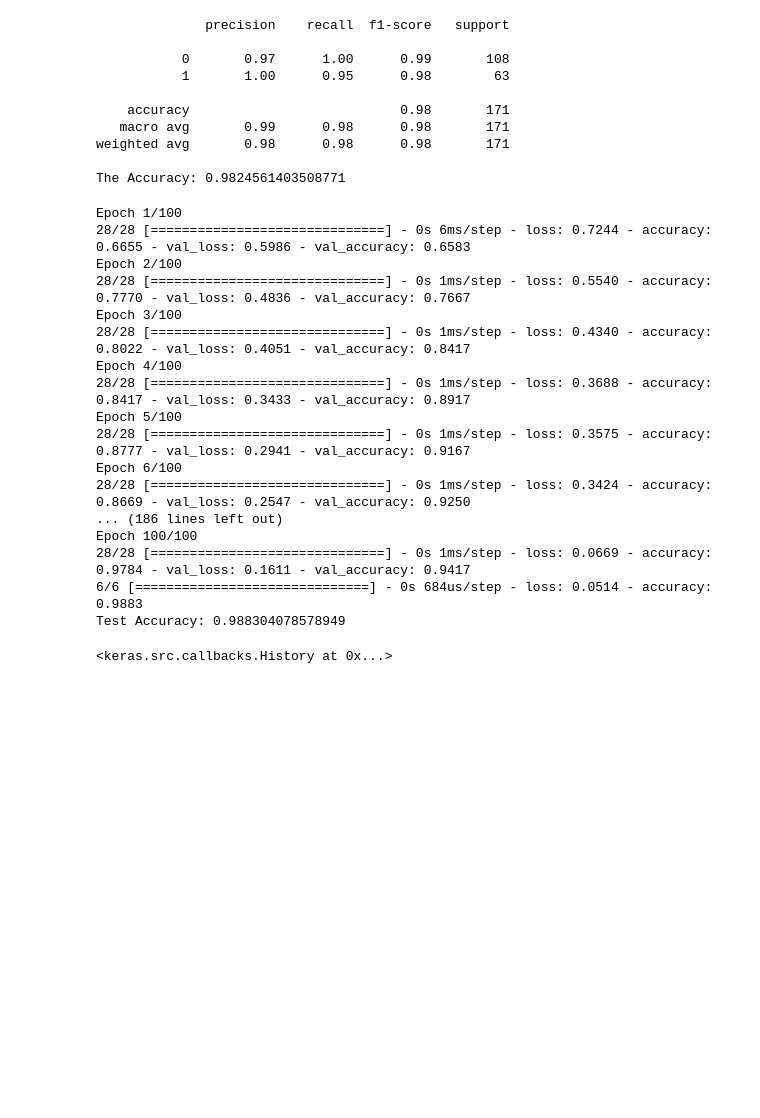
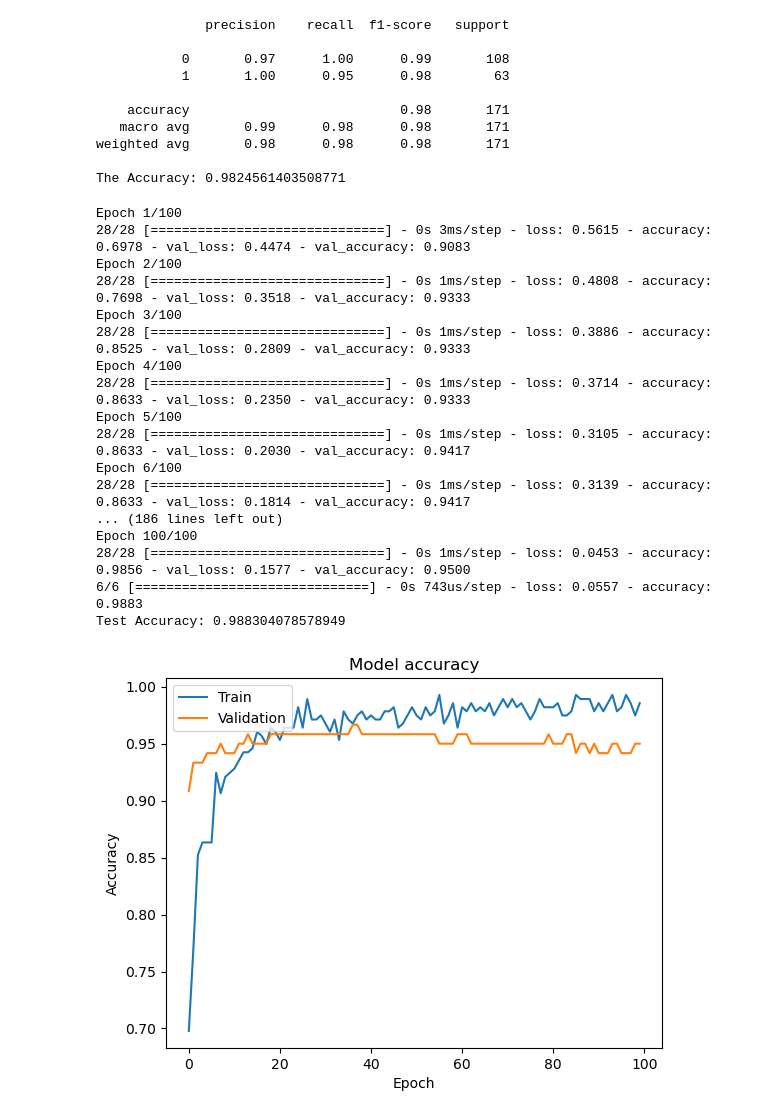
Before and after one commit to MaukanMir/Breast-Cancer-Classification, a Jupyter notebook: training.ipynb, the cells around one changed output. Drawn from its saved outputs; the diff is of its cells as text; code cells hidden in the pictures; blank space fills up the shorter version.

Commit message:
Model is still overfitting

```diff
--- a/training.ipynb
+++ b/training.ipynb
@@ -227,24 +227,43 @@ logistic_regression_analysis(X_train, X_test, y_train, y_test)
 weighted avg       0.98      0.98      0.98       171
 
 The Accuracy: 0.9824561403508771
-# %%
-relu_dropout(X_train, X_test, y_train, y_test)
-# %% [output]
-Epoch 1/100
-28/28 [==============================] - 0s 6ms/step - loss: 0.7244 - accuracy: 0.6655 - val_loss: 0.5986 - val_accuracy: 0.6583
-Epoch 2/100
-28/28 [==============================] - 0s 1ms/step - loss: 0.5540 - accuracy: 0.7770 - val_loss: 0.4836 - val_accuracy: 0.7667
-Epoch 3/100
-28/28 [==============================] - 0s 1ms/step - loss: 0.4340 - accuracy: 0.8022 - val_loss: 0.4051 - val_accuracy: 0.8417
-Epoch 4/100
-28/28 [==============================] - 0s 1ms/step - loss: 0.3688 - accuracy: 0.8417 - val_loss: 0.3433 - val_accuracy: 0.8917
-Epoch 5/100
-28/28 [==============================] - 0s 1ms/step - loss: 0.3575 - accuracy: 0.8777 - val_loss: 0.2941 - val_accuracy: 0.9167
-Epoch 6/100
-28/28 [==============================] - 0s 1ms/step - loss: 0.3424 - accuracy: 0.8669 - val_loss: 0.2547 - val_accuracy: 0.9250
-... (186 lines left out)
-Epoch 100/100
-28/28 [==============================] - 0s 1ms/step - loss: 0.0669 - accuracy: 0.9784 - val_loss: 0.1611 - val_accuracy: 0.9417
-6/6 [==============================] - 0s 684us/step - loss: 0.0514 - accuracy: 0.9883
-Test Accuracy: 0.988304078578949
-<keras.src.callbacks.History at 0x...>
+# %%
+history = relu_dropout(X_train, X_test, y_train, y_test)
+
+
+# Plot training & validation accuracy values
+plt.plot(history.history['accuracy'])
+plt.plot(history.history['val_accuracy'])
+plt.title('Model accuracy')
+plt.ylabel('Accuracy')
+plt.xlabel('Epoch')
+plt.legend(['Train', 'Validation'], loc='upper left')
+plt.show()
+
+# Plot training & validation loss values
+plt.plot(history.history['loss'])
+plt.plot(history.history['val_loss'])
+plt.title('Model loss')
+plt.ylabel('Loss')
+plt.xlabel('Epoch')
+plt.legend(['Train', 'Validation'], loc='upper left')
+plt.show()
+# %% [output]
+Epoch 1/100
+28/28 [==============================] - 0s 3ms/step - loss: 0.5615 - accuracy: 0.6978 - val_loss: 0.4474 - val_accuracy: 0.9083
+Epoch 2/100
+28/28 [==============================] - 0s 1ms/step - loss: 0.4808 - accuracy: 0.7698 - val_loss: 0.3518 - val_accuracy: 0.9333
+Epoch 3/100
+28/28 [==============================] - 0s 1ms/step - loss: 0.3886 - accuracy: 0.8525 - val_loss: 0.2809 - val_accuracy: 0.9333
+Epoch 4/100
+28/28 [==============================] - 0s 1ms/step - loss: 0.3714 - accuracy: 0.8633 - val_loss: 0.2350 - val_accuracy: 0.9333
+Epoch 5/100
+28/28 [==============================] - 0s 1ms/step - loss: 0.3105 - accuracy: 0.8633 - val_loss: 0.2030 - val_accuracy: 0.9417
+Epoch 6/100
+28/28 [==============================] - 0s 1ms/step - loss: 0.3139 - accuracy: 0.8633 - val_loss: 0.1814 - val_accuracy: 0.9417
+... (186 lines left out)
+Epoch 100/100
+28/28 [==============================] - 0s 1ms/step - loss: 0.0453 - accuracy: 0.9856 - val_loss: 0.1577 - val_accuracy: 0.9500
+6/6 [==============================] - 0s 743us/step - loss: 0.0557 - accuracy: 0.9883
+Test Accuracy: 0.988304078578949
+[figure, added]
```
Also changed, not shown: parts of 1 cell of this notebook.
